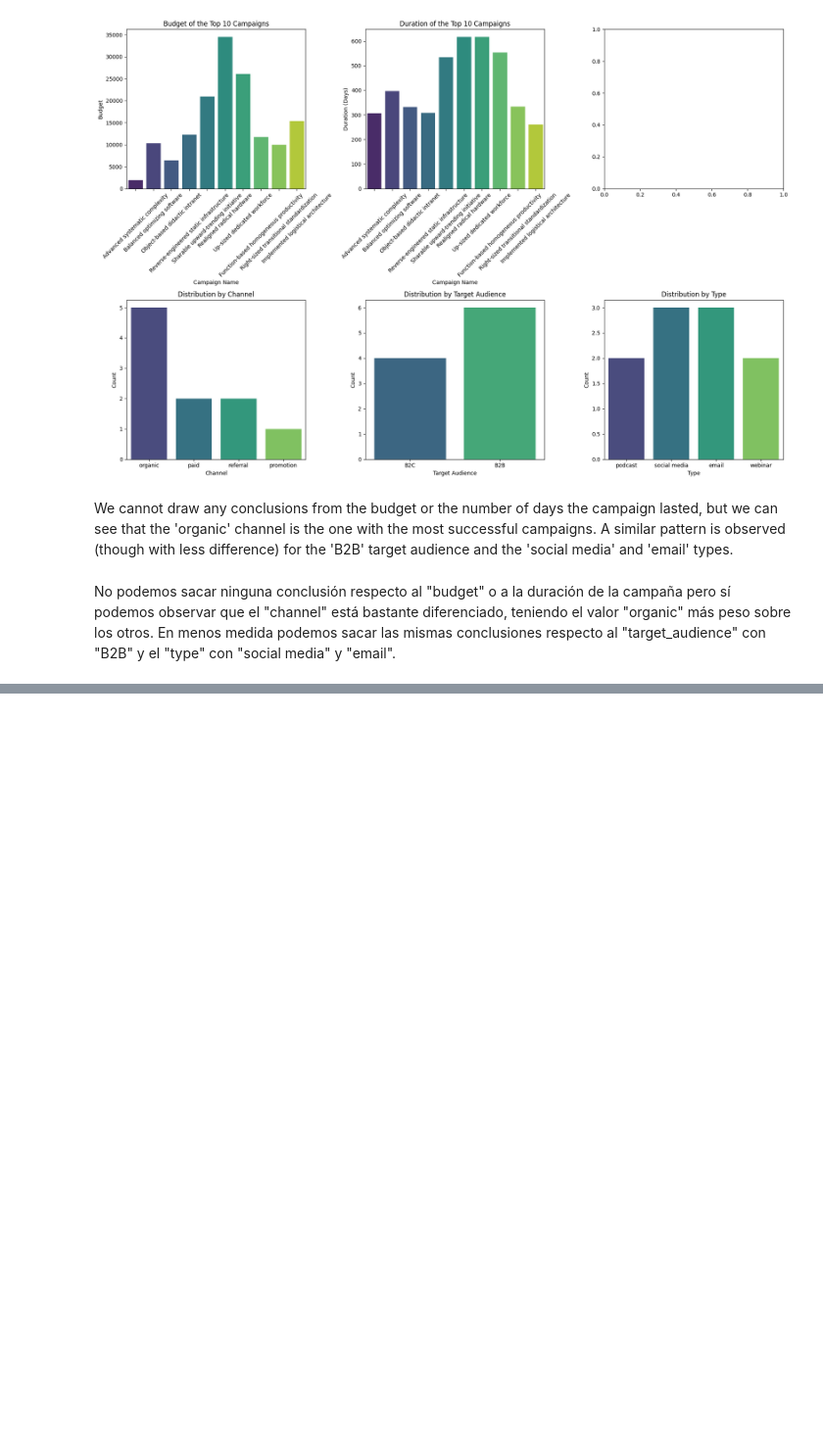
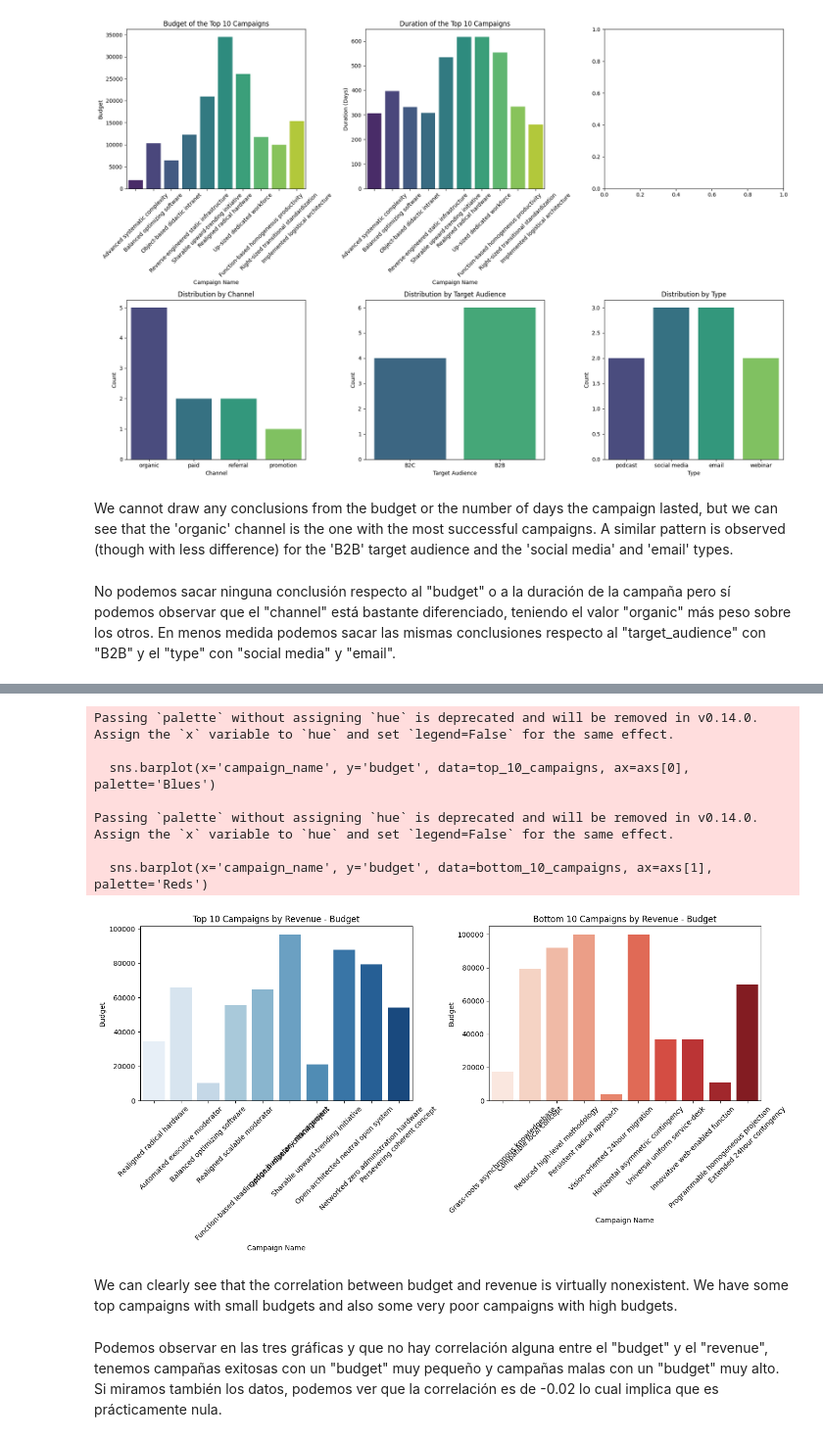
Before and after one commit to Ignacio538/Marketing-Campaings, a Jupyter notebook: Tasks.ipynb, the cells around one changed output, grey strips where cells are left out. Shown at 98% size. Saved outputs shown, nothing was run; the diff lists cells and outputs as text; code cells hidden in the pictures; blank space fills up the shorter version.

```diff
--- a/Tasks.ipynb
+++ b/Tasks.ipynb
@@ -419,0 +444,36 @@ No podemos sacar ninguna conclusión respecto al "budget" o a la duración de la
+# %%
+# Let's create two graphs to see the budget for the top and bottom 10 campaign by revenue
+df_sorted = df.sort_values(by='revenue', ascending=False)
+
+top_10_campaigns = df_sorted.head(10)
+bottom_10_campaigns = df_sorted.tail(10)
+
+fig, axs = plt.subplots(1, 2, figsize=(14, 7))
+
+sns.barplot(x='campaign_name', y='budget', data=top_10_campaigns, ax=axs[0], palette='Blues')
+axs[0].set_title('Top 10 Campaigns by Revenue - Budget')
+axs[0].set_xlabel('Campaign Name')
+axs[0].set_ylabel('Budget')
+axs[0].tick_params(axis='x', rotation=45)
+
+sns.barplot(x='campaign_name', y='budget', data=bottom_10_campaigns, ax=axs[1], palette='Reds')
+axs[1].set_title('Bottom 10 Campaigns by Revenue - Budget')
+axs[1].set_xlabel('Campaign Name')
+axs[1].set_ylabel('Budget')
+axs[1].tick_params(axis='x', rotation=45)
+
+plt.tight_layout()
+plt.show()
+# %% [output]
+Passing `palette` without assigning `hue` is deprecated and will be removed in v0.14.0. Assign the `x` variable to `hue` and set `legend=False` for the same effect.
+
+  sns.barplot(x='campaign_name', y='budget', data=top_10_campaigns, ax=axs[0], palette='Blues')
+
+Passing `palette` without assigning `hue` is deprecated and will be removed in v0.14.0. Assign the `x` variable to `hue` and set `legend=False` for the same effect.
+
+  sns.barplot(x='campaign_name', y='budget', data=bottom_10_campaigns, ax=axs[1], palette='Reds')
+[figure, added]
+# %% [markdown]
+We can clearly see that the correlation between budget and revenue is virtually nonexistent. We have some top campaigns with small budgets and also some very poor campaigns with high budgets.
+# %% [markdown]
+Podemos observar en las tres gráficas y que no hay correlación alguna entre el "budget" y el "revenue", tenemos campañas exitosas con un "budget" muy pequeño y campañas malas con un "budget" muy alto. Si miramos también los datos, podemos ver que la correlación es de -0.02 lo cual implica que es prácticamente nula.
```
Also changed, not shown: parts of 2 cells of this notebook.
